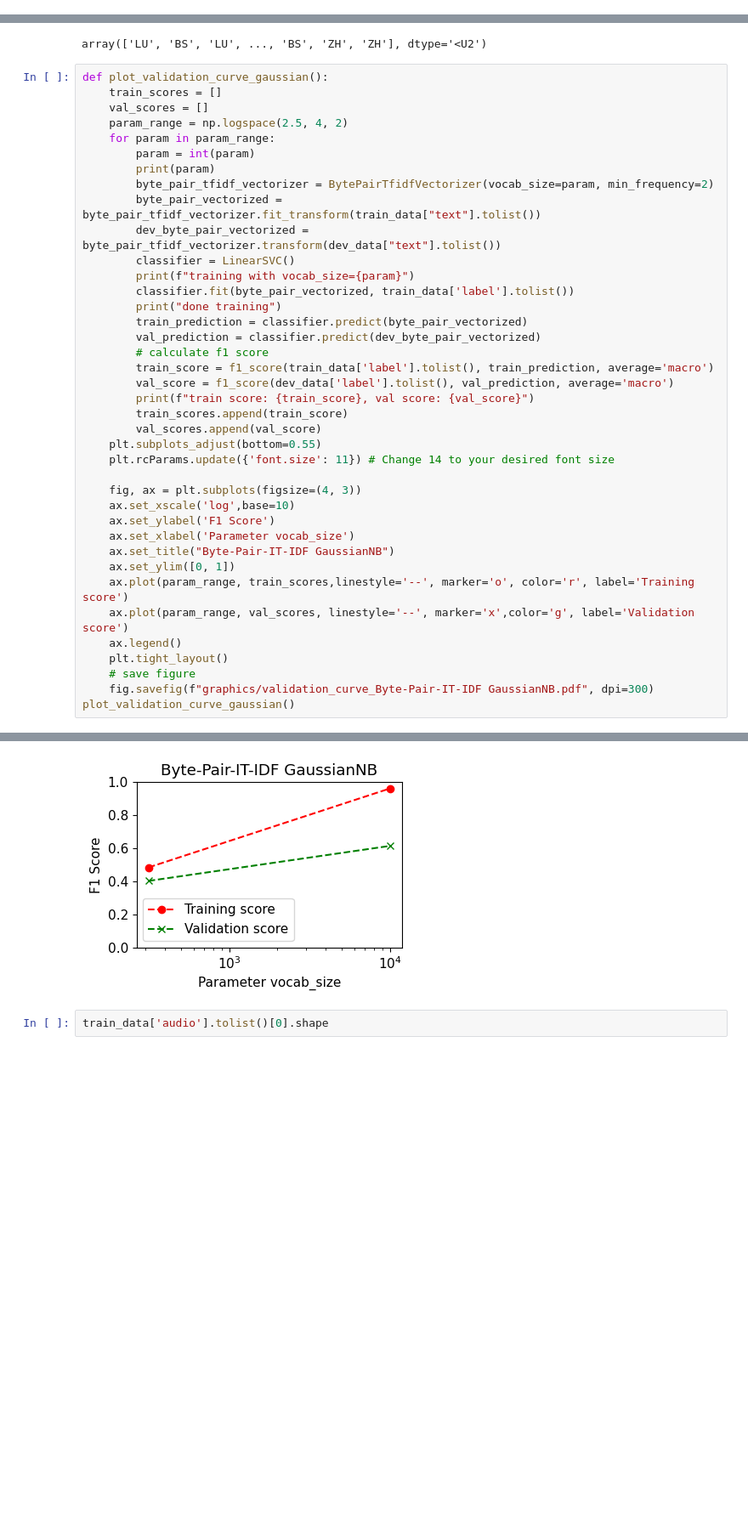
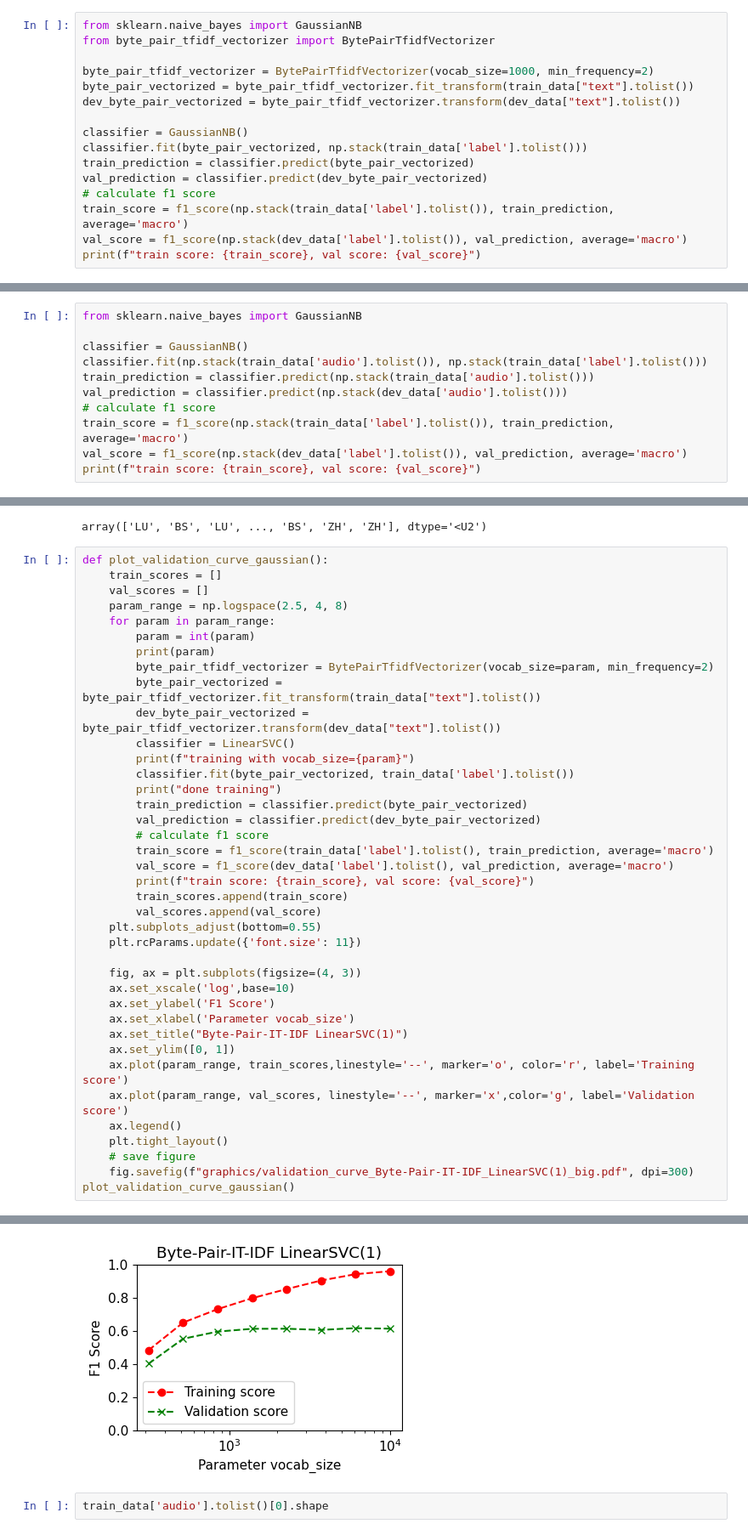
Before and after one commit to raaphy/SwissDialectClassifier, a Jupyter notebook: experiments.ipynb, the cells around one changed output, grey strips where cells are left out. Shown at 85% size. Drawn from its saved outputs; the diff is of its cells as text; blank space fills up the shorter version.

Commit message:
graphics for report

```diff
--- a/experiments.ipynb
+++ b/experiments.ipynb
@@ -107,0 +118,16 @@ train score: 0.5560795986601518, val score: 0.439019375910514
+# %%
+from sklearn.naive_bayes import GaussianNB
+from byte_pair_tfidf_vectorizer import BytePairTfidfVectorizer
+
+byte_pair_tfidf_vectorizer = BytePairTfidfVectorizer(vocab_size=1000, min_frequency=2)
+byte_pair_vectorized = byte_pair_tfidf_vectorizer.fit_transform(train_data["text"].tolist())
+dev_byte_pair_vectorized = byte_pair_tfidf_vectorizer.transform(dev_data["text"].tolist())
+
+classifier = GaussianNB()
+classifier.fit(byte_pair_vectorized, np.stack(train_data['label'].tolist()))
+train_prediction = classifier.predict(byte_pair_vectorized)
+val_prediction = classifier.predict(dev_byte_pair_vectorized)
+# calculate f1 score
+train_score = f1_score(np.stack(train_data['label'].tolist()), train_prediction, average='macro')
+val_score = f1_score(np.stack(dev_data['label'].tolist()), val_prediction, average='macro')
+print(f"train score: {train_score}, val score: {val_score}")
@@ -191,0 +221,11 @@ train score: 0.9822018490528385, val score: 0.33301408009030214
+# %%
+from sklearn.naive_bayes import GaussianNB
+
+classifier = GaussianNB()
+classifier.fit(np.stack(train_data['audio'].tolist()), np.stack(train_data['label'].tolist()))
+train_prediction = classifier.predict(np.stack(train_data['audio'].tolist()))
+val_prediction = classifier.predict(np.stack(dev_data['audio'].tolist()))
+# calculate f1 score
+train_score = f1_score(np.stack(train_data['label'].tolist()), train_prediction, average='macro')
+val_score = f1_score(np.stack(dev_data['label'].tolist()), val_prediction, average='macro')
+print(f"train score: {train_score}, val score: {val_score}")
@@ -206,7 +248,7 @@ array(['LU', 'BS', 'LU', ..., 'BS', 'ZH', 'ZH'], dtype='<U2')
 def plot_validation_curve_gaussian():
     train_scores = []
     val_scores = []
-    param_range = np.logspace(2.5, 4, 2)
+    param_range = np.logspace(2.5, 4, 8)
     for param in param_range:
         param = int(param)
         print(param)
@@ -226,20 +268,20 @@ def plot_validation_curve_gaussian():
         train_scores.append(train_score)
         val_scores.append(val_score)
     plt.subplots_adjust(bottom=0.55)
-    plt.rcParams.update({'font.size': 11}) # Change 14 to your desired font size
+    plt.rcParams.update({'font.size': 11})
 
     fig, ax = plt.subplots(figsize=(4, 3))
     ax.set_xscale('log',base=10)
     ax.set_ylabel('F1 Score')
     ax.set_xlabel('Parameter vocab_size')
-    ax.set_title("Byte-Pair-IT-IDF GaussianNB")
+    ax.set_title("Byte-Pair-IT-IDF LinearSVC(1)")
     ax.set_ylim([0, 1])
     ax.plot(param_range, train_scores,linestyle='--', marker='o', color='r', label='Training score')
     ax.plot(param_range, val_scores, linestyle='--', marker='x',color='g', label='Validation score')
     ax.legend()
     plt.tight_layout()
     # save figure
-    fig.savefig(f"graphics/validation_curve_Byte-Pair-IT-IDF GaussianNB.pdf", dpi=300)
+    fig.savefig(f"graphics/validation_curve_Byte-Pair-IT-IDF_LinearSVC(1)_big.pdf", dpi=300)
 plot_validation_curve_gaussian()
 # %% [output]
 316
@@ -257,9 +300,9 @@ train score: 0.48479649627470156, val score: 0.40320760139895095
 tf-idf vocab size: 8104
 training with vocab_size=10000
 done training
 train score: 0.962391227027737, val score: 0.6148597782264111
 <Figure size 640x480 with 0 Axes>
-[figure, old version]
+[figure, new version]
 # %%
 train_data['audio'].tolist()[0].shape
 # %% [output]
```
Also changed, not shown: parts of 11 cells of this notebook, 27 other files.
